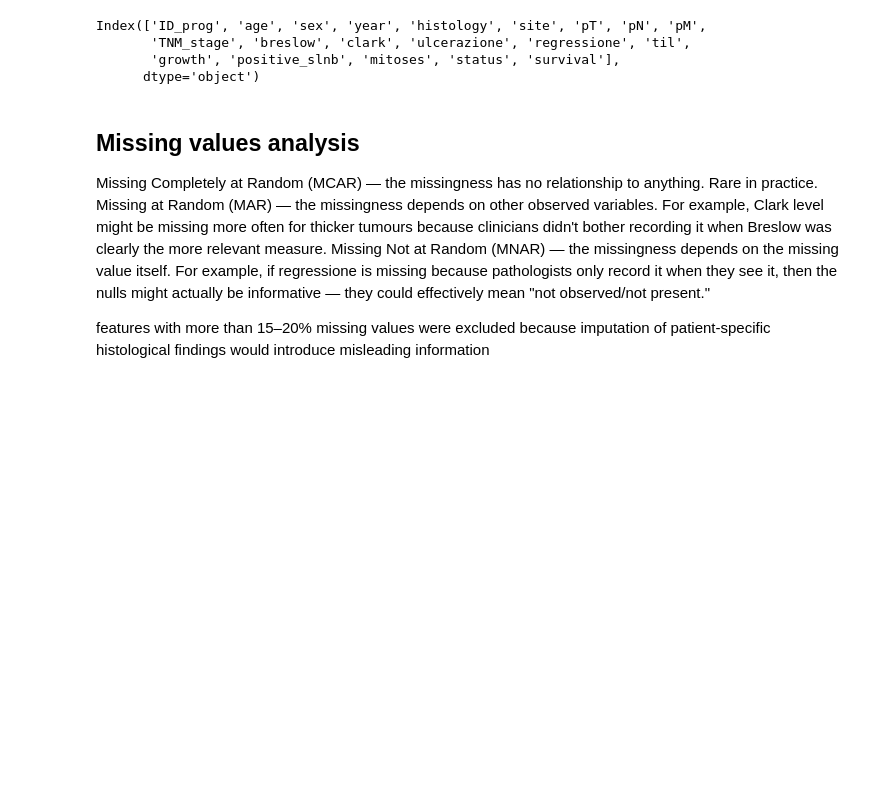
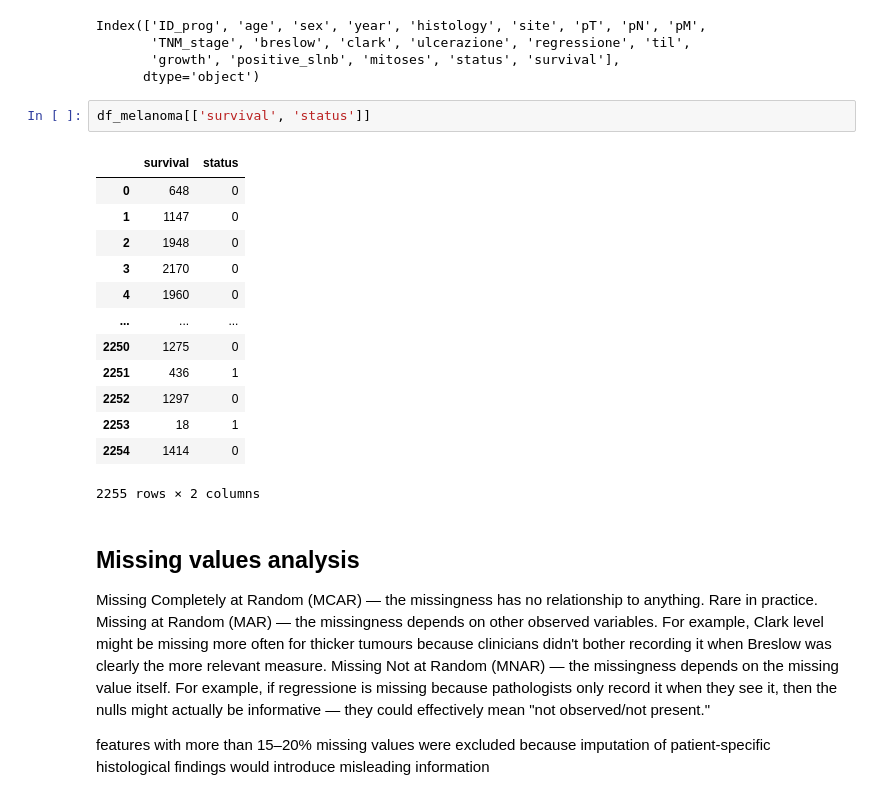
Before and after one commit to robwhite-lis/AI_Futures_Assessment_1, a Jupyter notebook: notebook.ipynb, the cells around one changed output. Cells and saved outputs as stored; diff of their text form; blank space fills up the shorter version.

```diff
--- a/notebook.ipynb
+++ b/notebook.ipynb
@@ -32,6 +32,22 @@ Index(['ID_prog', 'age', 'sex', 'year', 'histology', 'site', 'pT', 'pN', 'pM',
        'TNM_stage', 'breslow', 'clark', 'ulcerazione', 'regressione', 'til',
        'growth', 'positive_slnb', 'mitoses', 'status', 'survival'],
       dtype='object')
+# %%
+df_melanoma[['survival', 'status']]
+# %% [output]
+|  | survival | status |
+| 0 | 648 | 0 |
+| 1 | 1147 | 0 |
+| 2 | 1948 | 0 |
+| 3 | 2170 | 0 |
+| 4 | 1960 | 0 |
+| ... | ... | ... |
+| 2250 | 1275 | 0 |
+| 2251 | 436 | 1 |
+| 2252 | 1297 | 0 |
+| 2253 | 18 | 1 |
+| 2254 | 1414 | 0 |
+2255 rows × 2 columns
 # %% [markdown]
 ## Missing values analysis
 Missing Completely at Random (MCAR) — the missingness has no relationship to anything. Rare in practice.
```
Also changed, not shown: parts of 13 cells of this notebook.
